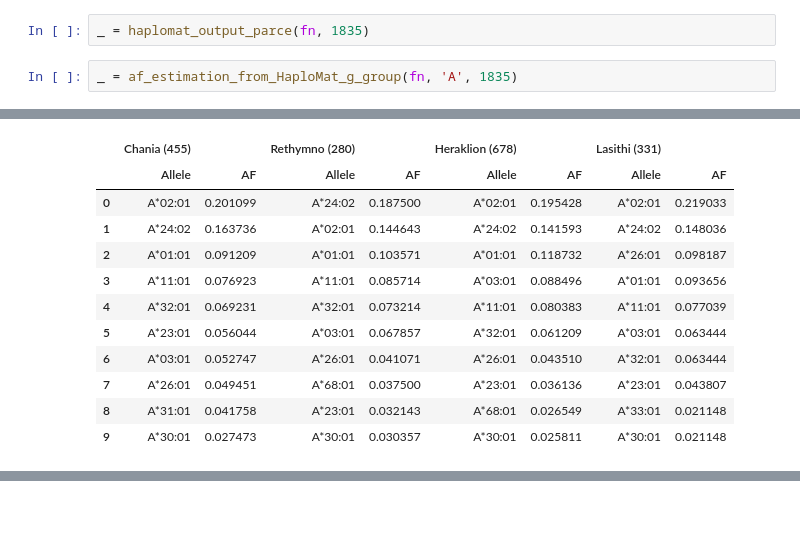
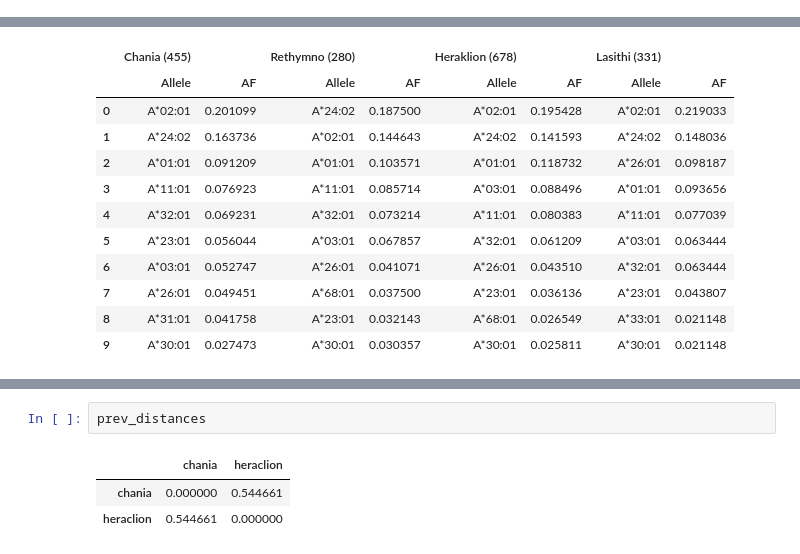
Before and after one commit to ioannavasilopoulou/ECoBBMaDoR_HLA, a Jupyter notebook: paper_code.ipynb, the cells around one changed output, grey strips where cells are left out. Drawn from its saved outputs; the diff is of its cells as text; blank space fills up the shorter version.

```diff
--- a/paper_code.ipynb
+++ b/paper_code.ipynb
@@ -187,4 +5,0 @@ def get_common_g_alleles(cretans, population, HLA_gene):
-# %%
-_ = haplomat_output_parce(fn, 1835)
-# %%
-_ = af_estimation_from_HaploMat_g_group(fn, 'A', 1835)
@@ -1992,0 +1994,6 @@ prefectures_haplotypes_fisher_4g = statistic_comparison_of_haplotypes_per_prefec
+# %%
+prev_distances
+# %% [output]
+|  | chania | heraclion |
+| chania | 0.000000 | 0.544661 |
+| heraclion | 0.544661 | 0.000000 |
```
Also changed, not shown: parts of 30 cells of this notebook.
